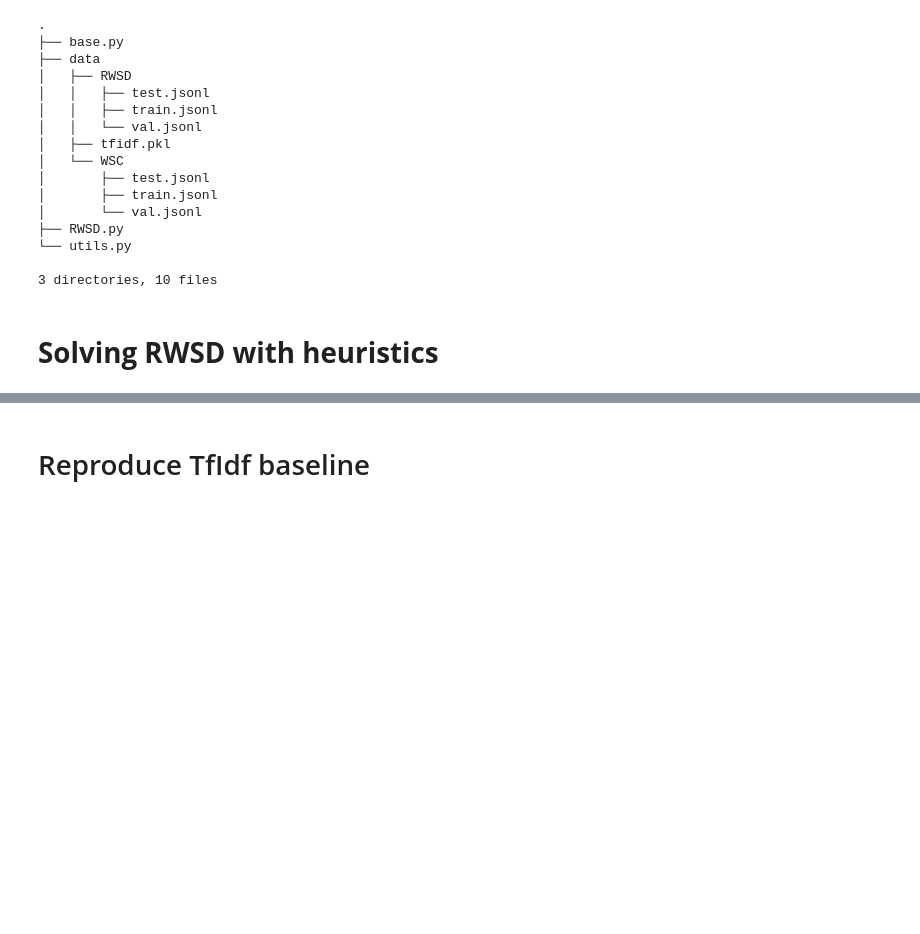
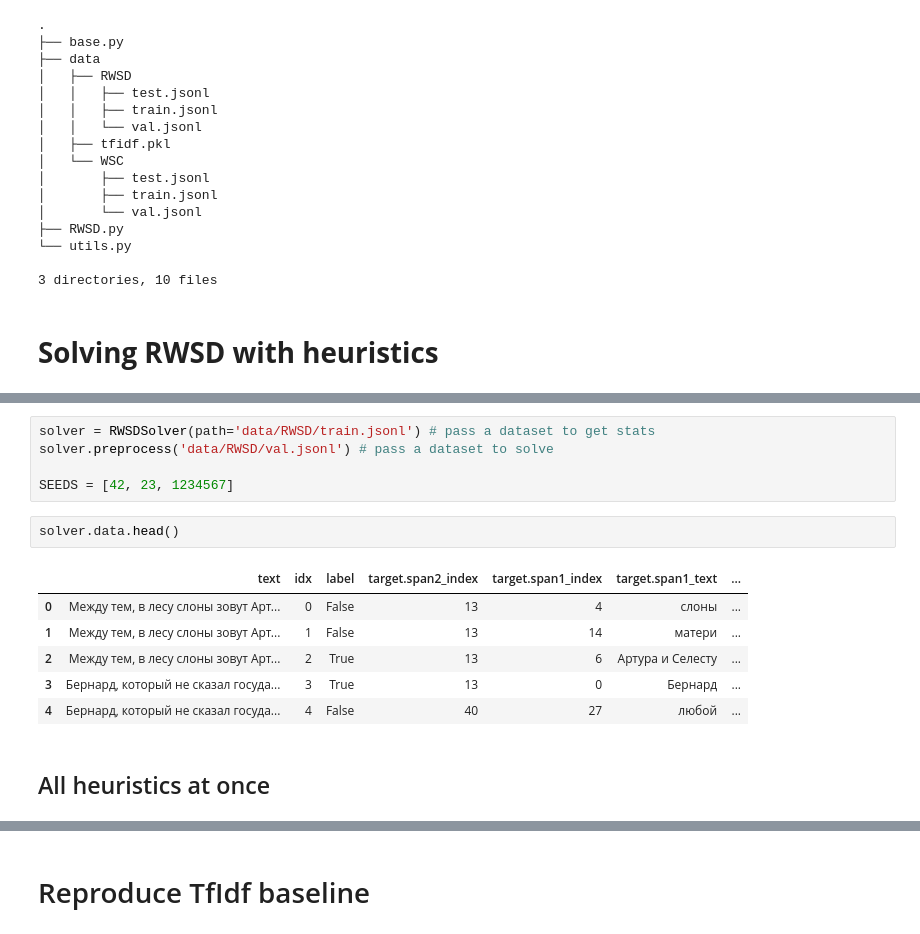
Before and after one commit to tatiana-iazykova/2020_HACK_RUSSIANSUPERGLUE, a Jupyter notebook: RSG_RWSD.ipynb, the cells around one changed output, grey strips where cells are left out. Saved outputs shown, nothing was run; the diff lists cells and outputs as text; blank space fills up the shorter version.

```diff
--- a/RSG_RWSD.ipynb
+++ b/RSG_RWSD.ipynb
@@ -77,0 +186,16 @@ apt-get install tree
+# %%
+solver = RWSDSolver(path='data/RWSD/train.jsonl') # pass a dataset to get stats
+solver.preprocess('data/RWSD/val.jsonl') # pass a dataset to solve
+
+SEEDS = [42, 23, 1234567]
+# %%
+solver.data.head()
+# %% [output]
+|  | text | idx | label | target.span2_index | target.span1_index | target.span1_text | ... |
+| 0 | Между тем, в лесу слоны зовут Арт... | 0 | False | 13 | 4 | слоны | ... |
+| 1 | Между тем, в лесу слоны зовут Арт... | 1 | False | 13 | 14 | матери | ... |
+| 2 | Между тем, в лесу слоны зовут Арт... | 2 | True | 13 | 6 | Артура и Селесту | ... |
+| 3 | Бернард, который не сказал госуда... | 3 | True | 13 | 0 | Бернард | ... |
+| 4 | Бернард, который не сказал госуда... | 4 | False | 40 | 27 | любой | ... |
+# %% [markdown]
+## All heuristics at once
```
Also changed, not shown: parts of 22 cells of this notebook.
